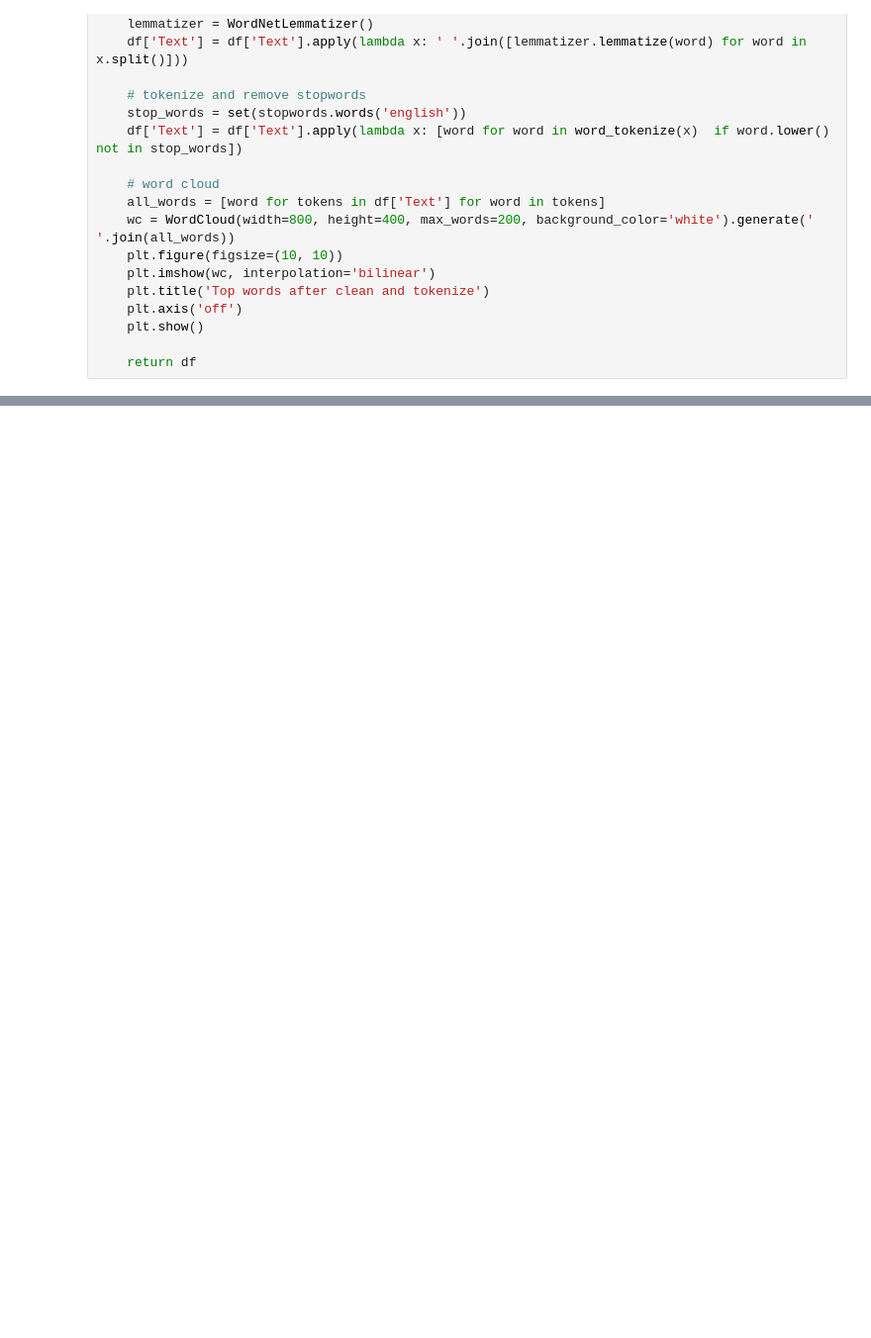
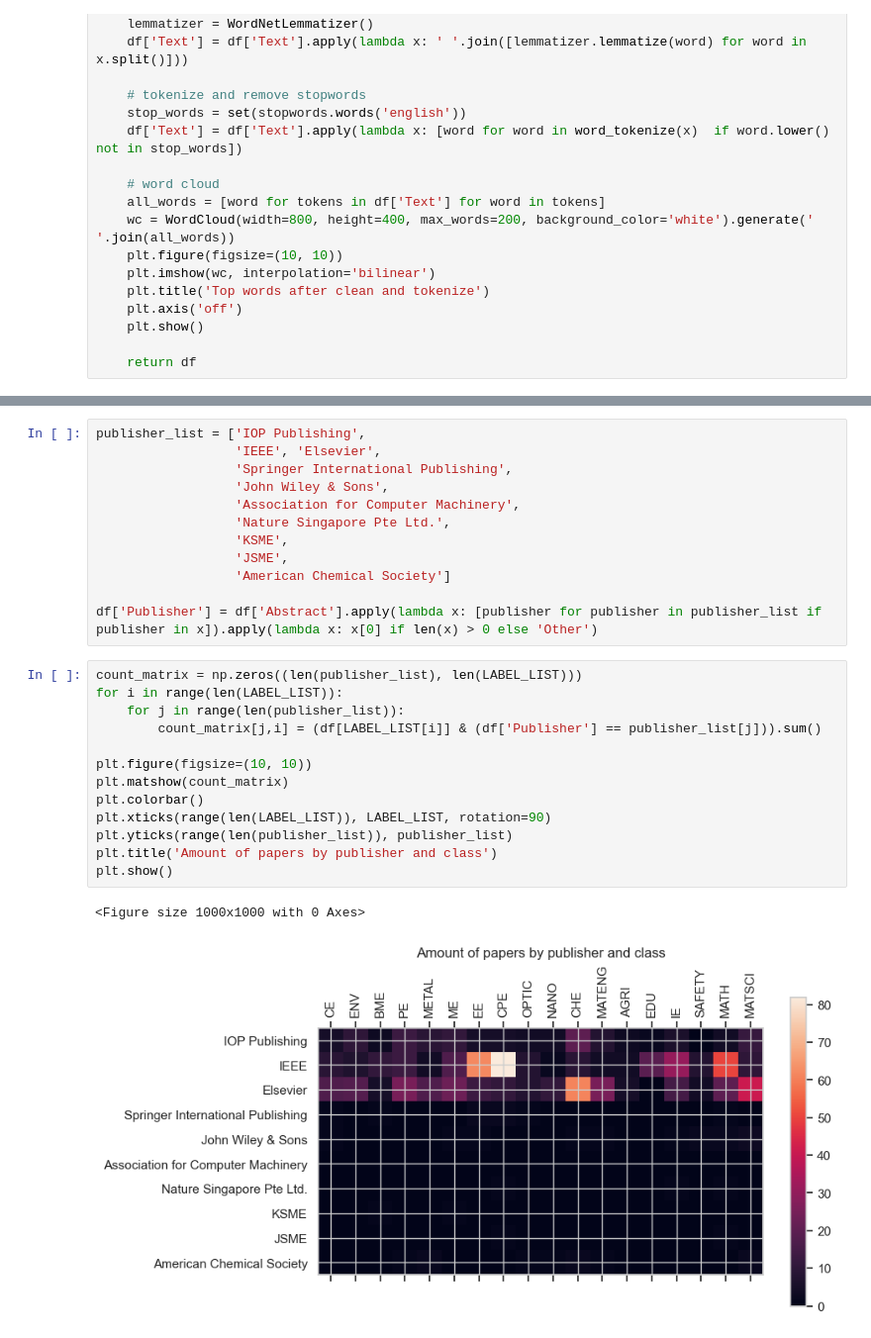
Before and after one commit to jirayuwat12/2110446-DS-and-DE, a Jupyter notebook: midterm_exam/eda/eda.ipynb, the cells around one changed output, grey strips where cells are left out. Shown at 99% size. Saved outputs shown, nothing was run; the diff lists cells and outputs as text; blank space fills up the shorter version.

```diff
--- a/midterm_exam/eda/eda.ipynb
+++ b/midterm_exam/eda/eda.ipynb
@@ -145,0 +162,28 @@ clean_and_tokenize(df)
+# %%
+publisher_list = ['IOP Publishing',
+                  'IEEE', 'Elsevier',
+                  'Springer International Publishing',
+                  'John Wiley & Sons',
+                  'Association for Computer Machinery',
+                  'Nature Singapore Pte Ltd.',
+                  'KSME',
+                  'JSME',
+                  'American Chemical Society']
+
+df['Publisher'] = df['Abstract'].apply(lambda x: [publisher for publisher in publisher_list if publisher in x]).apply(lambda x: x[0] if len(x) > 0 else 'Other')
+# %%
+count_matrix = np.zeros((len(publisher_list), len(LABEL_LIST)))
+for i in range(len(LABEL_LIST)):
+    for j in range(len(publisher_list)):
+        count_matrix[j,i] = (df[LABEL_LIST[i]] & (df['Publisher'] == publisher_list[j])).sum()
+
+plt.figure(figsize=(10, 10))
+plt.matshow(count_matrix)
+plt.colorbar()
+plt.xticks(range(len(LABEL_LIST)), LABEL_LIST, rotation=90)
+plt.yticks(range(len(publisher_list)), publisher_list)
+plt.title('Amount of papers by publisher and class')
+plt.show()
+# %% [output]
+<Figure size 1000x1000 with 0 Axes>
+[figure, added]
```
Also changed, not shown: parts of 6 cells of this notebook, 10 other files.
